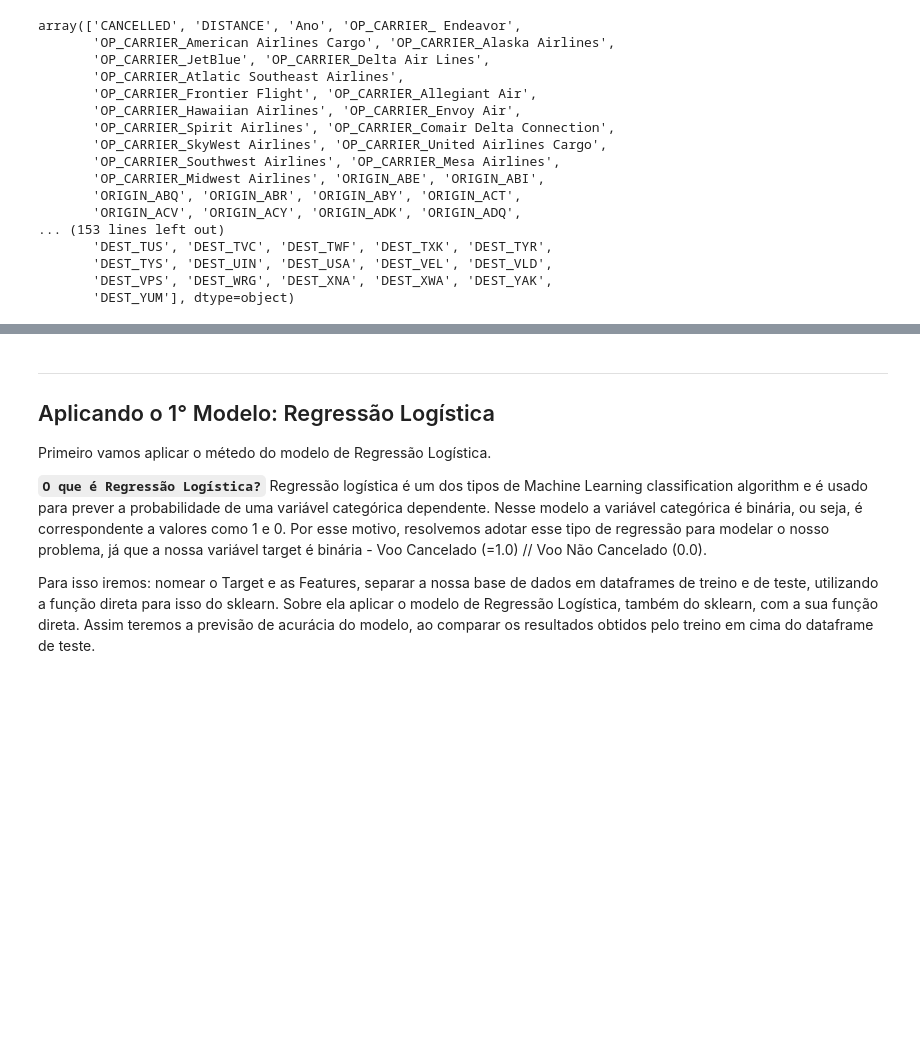
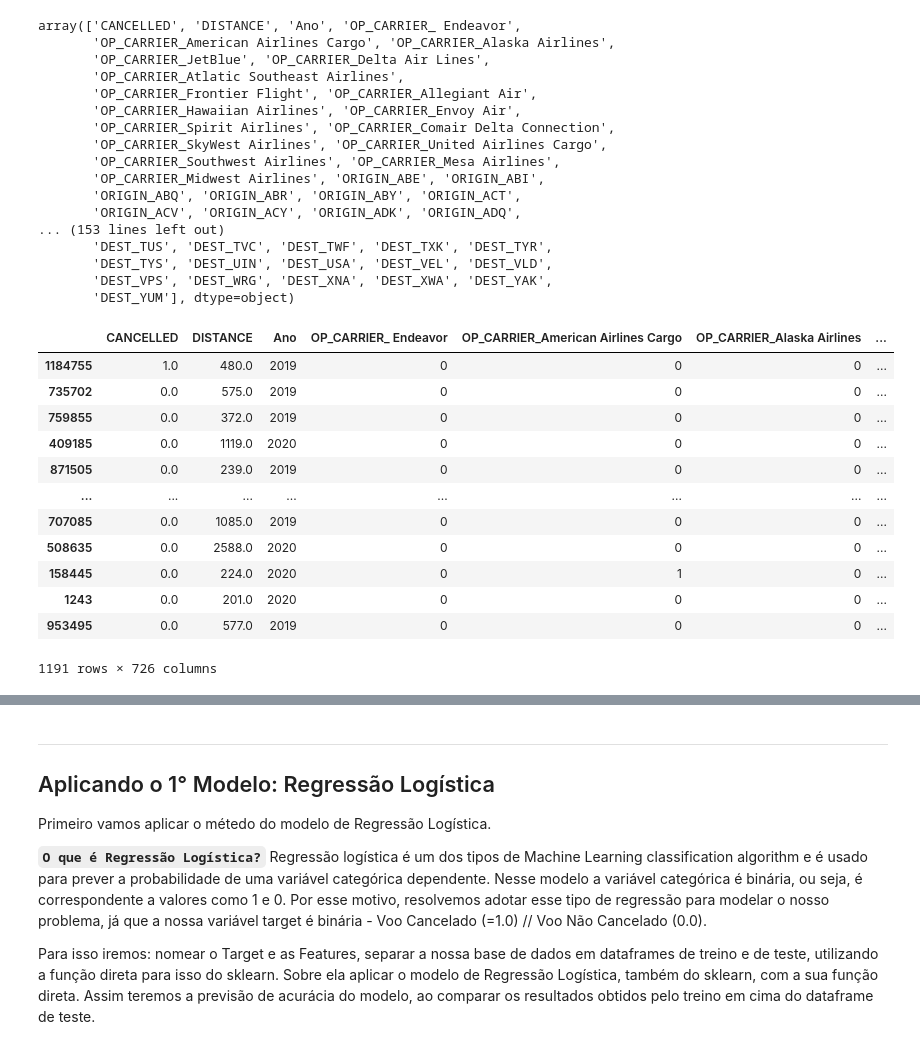
Before and after one commit to insper-classroom/22-2a-cd-p2-grupo_bexcamrefe, a Jupyter notebook: relatoriop2.ipynb, the cells around one changed output, grey strips where cells are left out. Cells and saved outputs as stored; diff of their text form; code cells hidden in the pictures; blank space fills up the shorter version.

```diff
--- a/relatoriop2.ipynb
+++ b/relatoriop2.ipynb
@@ -478,2 +490,18 @@ batata = data_final
+# %%
+data_final
+# %% [output]
+|  | CANCELLED | DISTANCE | Ano | OP_CARRIER_ Endeavor | OP_CARRIER_American Airlines Cargo | OP_CARRIER_Alaska Airlines | ... |
+| 1184755 | 1.0 | 480.0 | 2019 | 0 | 0 | 0 | ... |
+| 735702 | 0.0 | 575.0 | 2019 | 0 | 0 | 0 | ... |
+| 759855 | 0.0 | 372.0 | 2019 | 0 | 0 | 0 | ... |
+| 409185 | 0.0 | 1119.0 | 2020 | 0 | 0 | 0 | ... |
+| 871505 | 0.0 | 239.0 | 2019 | 0 | 0 | 0 | ... |
+| ... | ... | ... | ... | ... | ... | ... | ... |
+| 707085 | 0.0 | 1085.0 | 2019 | 0 | 0 | 0 | ... |
+| 508635 | 0.0 | 2588.0 | 2020 | 0 | 0 | 0 | ... |
+| 158445 | 0.0 | 224.0 | 2020 | 0 | 1 | 0 | ... |
+| 1243 | 0.0 | 201.0 | 2020 | 0 | 0 | 0 | ... |
+| 953495 | 0.0 | 577.0 | 2019 | 0 | 0 | 0 | ... |
+1191 rows × 726 columns
 # %%
 linhas = len(data_final)
```
Also changed, not shown: parts of 36 cells of this notebook.
